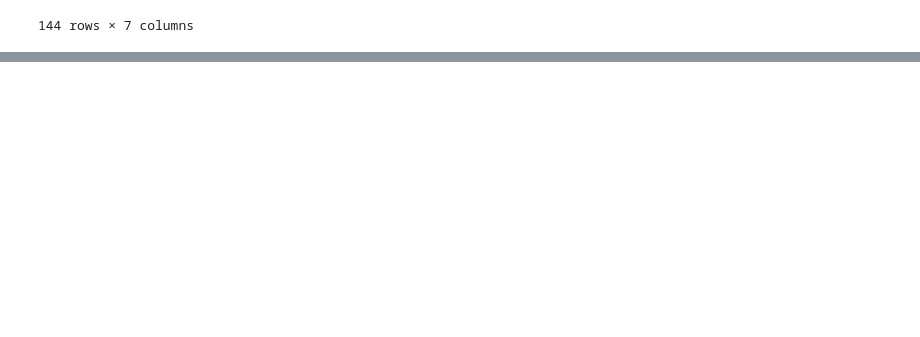
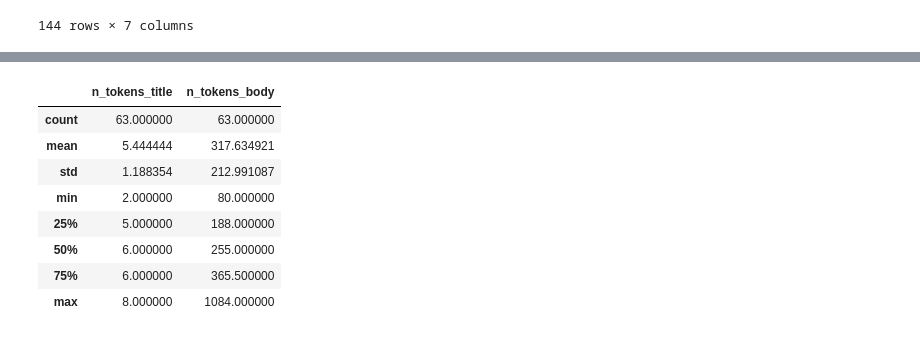
Before and after one commit to anderson-github/DataEng_WebScrap, a Jupyter notebook: myplatzidata/Platzi_Data.ipynb, the cells around one changed output, grey strips where cells are left out. Saved outputs shown, nothing was run; the diff lists cells and outputs as text; code cells hidden in the pictures; blank space fills up the shorter version.

```diff
--- a/myplatzidata/Platzi_Data.ipynb
+++ b/myplatzidata/Platzi_Data.ipynb
@@ -454,0 +473,12 @@ el_universal
+# %%
+clean_eltiempo.describe()
+# %% [output]
+|  | n_tokens_title | n_tokens_body |
+| count | 63.000000 | 63.000000 |
+| mean | 5.444444 | 317.634921 |
+| std | 1.188354 | 212.991087 |
+| min | 2.000000 | 80.000000 |
+| 25% | 5.000000 | 188.000000 |
+| 50% | 6.000000 | 255.000000 |
+| 75% | 6.000000 | 365.500000 |
+| max | 8.000000 | 1084.000000 |
```
Also changed, not shown: parts of 10 cells of this notebook, 2 other files.
